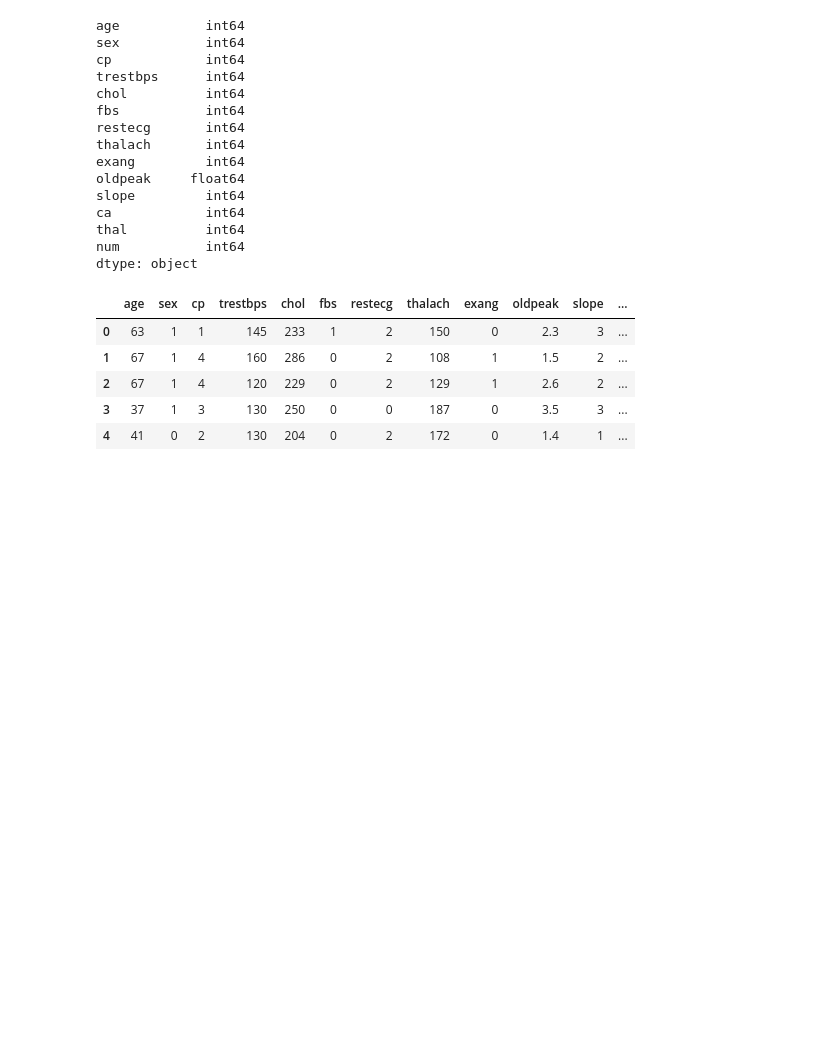
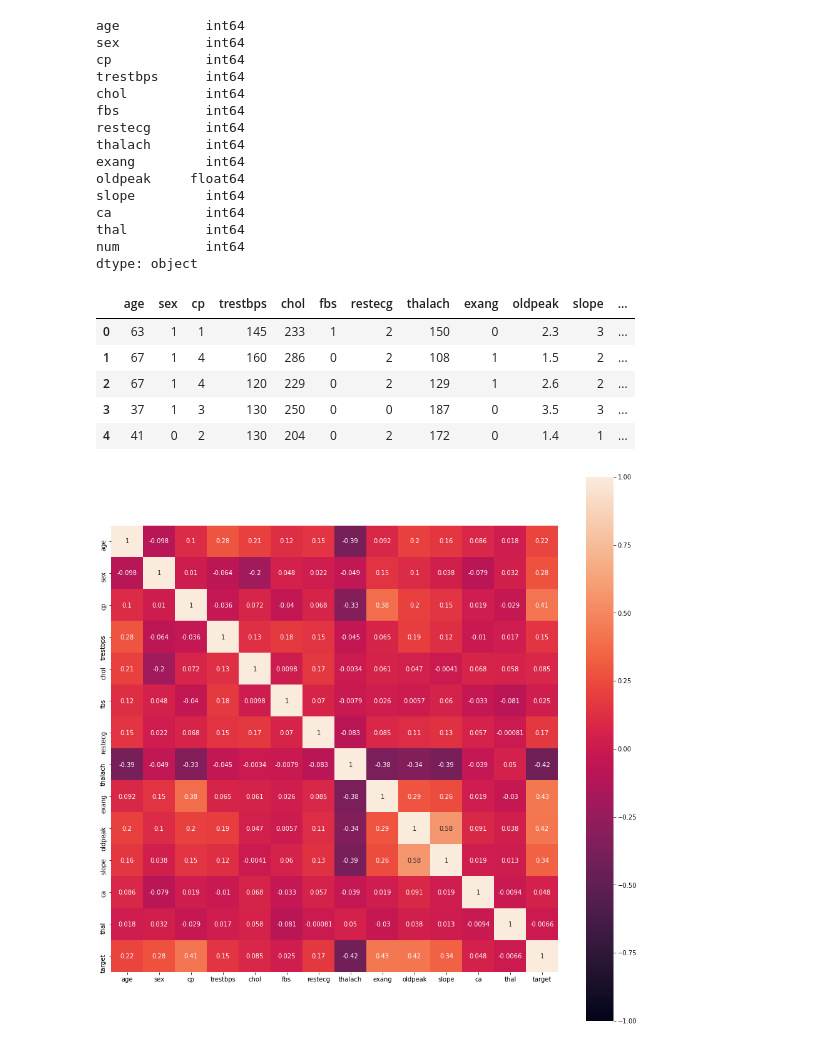
Before and after one commit to LinaSachuk/Deploying-Machine-Learning-Models, a Jupyter notebook: Heart Diseases Prediction.ipynb, the cells around one changed output. Saved outputs shown, nothing was run; the diff lists cells and outputs as text; code cells hidden in the pictures; blank space fills up the shorter version.

Commit message:
added heatmap

```diff
--- a/Heart Diseases Prediction.ipynb
+++ b/Heart Diseases Prediction.ipynb
@@ -132,0 +131,10 @@ df.head()
+# %%
+# Visualization
+
+corrmat = df.corr()
+fig = plt.figure(figsize = (16, 16))
+
+sns.heatmap(corrmat, vmax = 1, square = True, annot = True, vmin= -1)
+plt.show()
+# %% [output]
+[figure, added]
```
Also changed, not shown: parts of 2 cells of this notebook.
